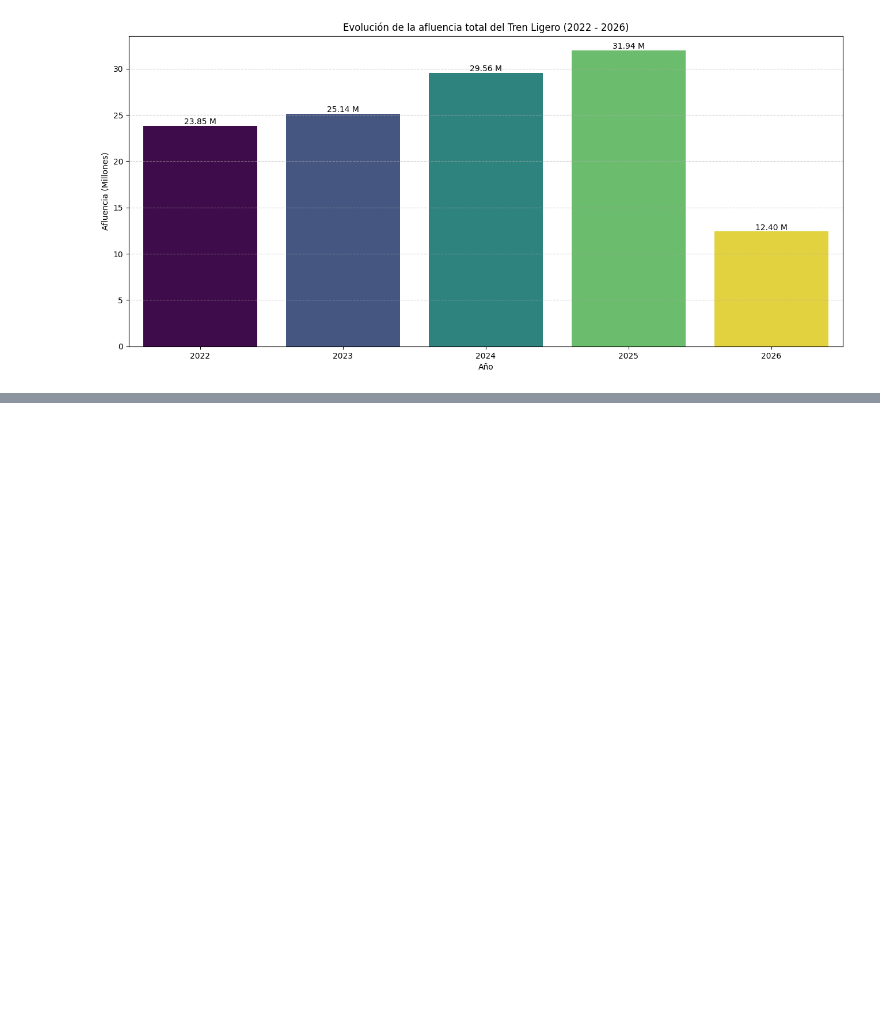
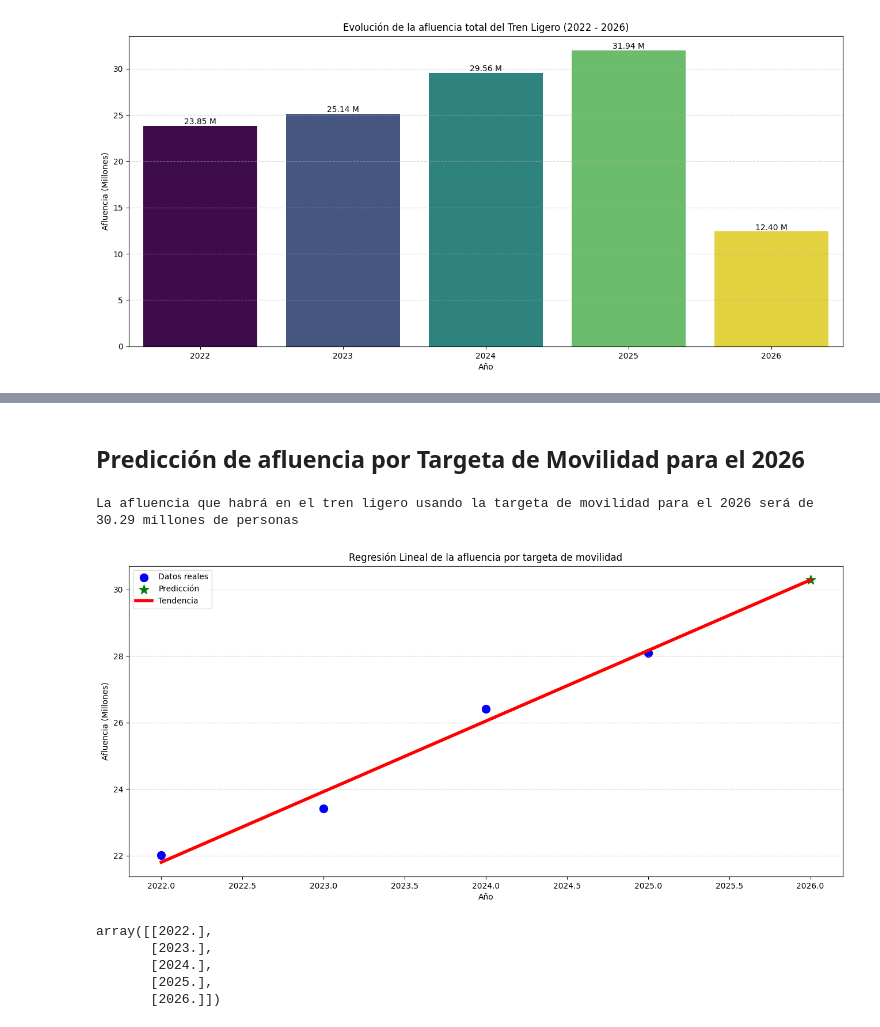
Before and after one commit to K4lilinuxX/CDMX, a Jupyter notebook: Tren-Ligero-CDMX/tren-ligero-cdmx.ipynb, the cells around one changed output, grey strips where cells are left out. Cells and saved outputs as stored; diff of their text form; code cells hidden in the pictures; blank space fills up the shorter version.

```diff
--- a/Tren-Ligero-CDMX/tren-ligero-cdmx.ipynb
+++ b/Tren-Ligero-CDMX/tren-ligero-cdmx.ipynb
@@ -133,0 +219,66 @@ plt.show()
+# %% [markdown]
+## Predicción de afluencia por Targeta de Movilidad para el 2026
+# %%
+# Creamos las variables X, y
+X = np.linspace(2022,2025,4).reshape(-1 ,1)
+y = afl_targeta_mov.values
+
+# Creamos y entrenamos el modelo
+modelo = LinearRegression()
+modelo.fit(X, y)
+
+# Creamos el array de la predicción
+años_futuro = np.array([2026]).reshape(-1 ,1)
+
+# Hacemos la predicción
+predic = modelo.predict(años_futuro)
+
+# Mostramos en pantalla
+print(f"La afluencia que habrá en el tren ligero usando la targeta de movilidad para el 2026 será de {predic[0]:.2f} millones de personas")
+
+# Graficamos
+plt.figure(figsize=(16,7))
+plt.title("Regresión Lineal de la afluencia por targeta de movilidad")
+
+# Puntos azules (datos reales)
+plt.scatter(X,
+            y,
+            s=100,
+            color="blue",
+            label="Datos reales")
+
+# Punto verde (predicción)
+plt.scatter(años_futuro,
+            predic,
+            s=150,
+            color="green",
+            marker="*",
+            label="Predicción")
+
+# Linea (tendencia)
+X_extendido = np.linspace(2022,2026,5).reshape(-1, 1)
+y_extendido = modelo.predict(X_extendido)
+plt.plot(X_extendido,
+         y_extendido,
+         linewidth=4,
+         color="red",
+         label="Tendencia")
+
+plt.xlabel("Año")
+plt.ylabel("Afluencia (Millones)")
+plt.grid(axis="y",
+         linestyle="--",
+         alpha=0.6)
+plt.legend()
+plt.show()
+# %% [output]
+La afluencia que habrá en el tren ligero usando la targeta de movilidad para el 2026 será de 30.29 millones de personas
+[figure, added]
+# %%
+X_extendido
+# %% [output]
+array([[2022.],
+       [2023.],
+       [2024.],
+       [2025.],
+       [2026.]])
```
Also changed, not shown: parts of 6 cells of this notebook, 1 other file.
